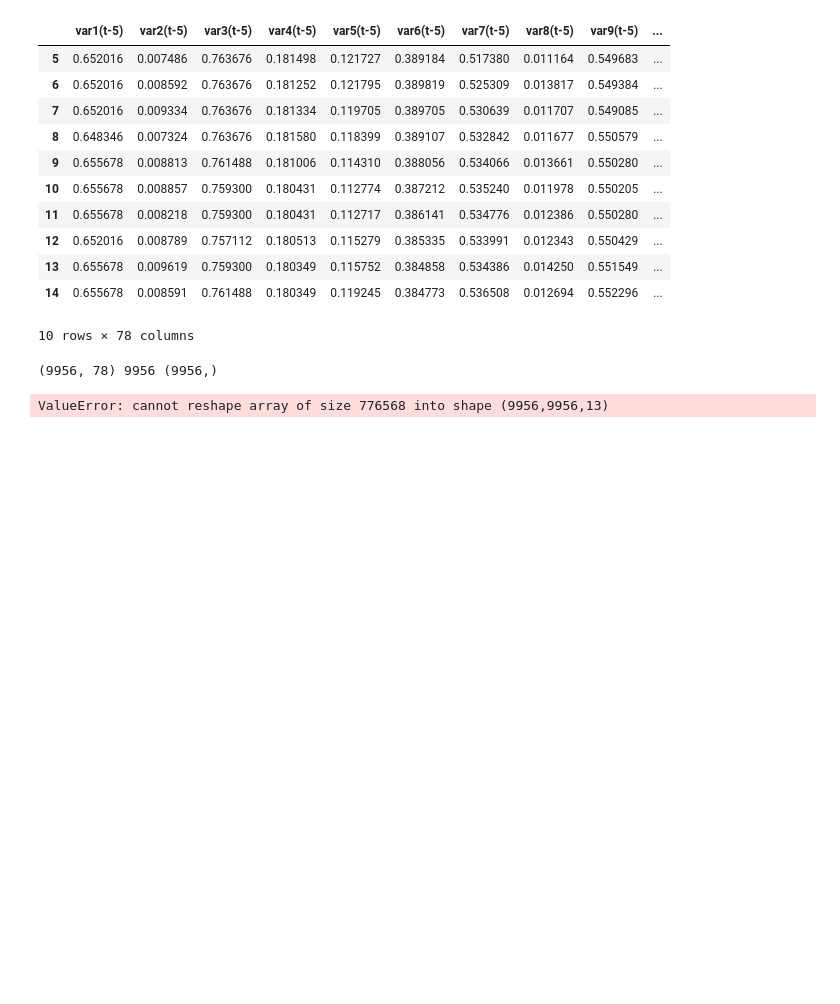
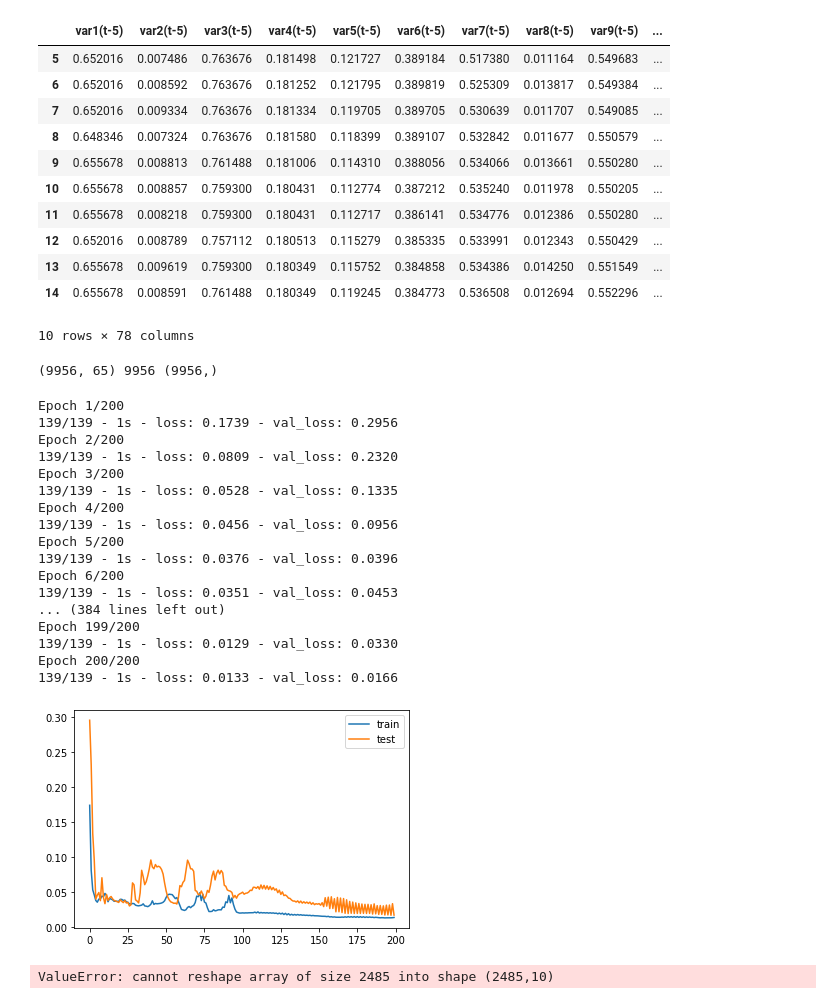
Before and after one commit to XIAxuanzheFrancis/Apprentissage-du-mod-le-LSTM, a Jupyter notebook: lstm.ipynb, the cells around one changed output. Cells and saved outputs as stored; diff of their text form; code cells hidden in the pictures; blank space fills up the shorter version.

```diff
--- a/lstm.ipynb
+++ b/lstm.ipynb
@@ -290,14 +290,60 @@ train_samples = 9956
 train = values[:train_samples, :]
 test = values[train_samples:, :]
 
-n_obs = train_samples * n_features
+n_obs = n_seconds * n_features
 train_X, train_y = train[:, :n_obs], train[:, -n_features]
 test_X, test_y = test[:, :n_obs], test[:, -n_features]
 print(train_X.shape, len(train_X), train_y.shape)
 # %% [output]
-(9956, 78) 9956 (9956,)
+(9956, 65) 9956 (9956,)
 # %%
-train_X = train_X.reshape((train_X.shape[0], train_samples, n_features))
-test_X = test_X.reshape((test_X.shape[0], train_samples, n_features))
+train_X = train_X.reshape((train_X.shape[0], n_seconds, n_features))
+test_X = test_X.reshape((test_X.shape[0], n_seconds, n_features))
-# %% [output]
-ValueError: cannot reshape array of size 776568 into shape (9956,9956,13)
+# %%
+model = Sequential()
+model.add(LSTM(100, input_shape=(train_X.shape[1], train_X.shape[2])))
+model.add(Dense(10))
+model.compile(loss='mae', optimizer='adam')
+history = model.fit(train_X, train_y, epochs=200, batch_size=72, validation_data=(test_X, test_y), verbose=2, shuffle=False)
+plt.plot(history.history['loss'], label='train')
+plt.plot(history.history['val_loss'], label='test')
+plt.legend()
+plt.show()
+# %% [output]
+Epoch 1/200
+139/139 - 1s - loss: 0.1739 - val_loss: 0.2956
+Epoch 2/200
+139/139 - 1s - loss: 0.0809 - val_loss: 0.2320
+Epoch 3/200
+139/139 - 1s - loss: 0.0528 - val_loss: 0.1335
+Epoch 4/200
+139/139 - 1s - loss: 0.0456 - val_loss: 0.0956
+Epoch 5/200
+139/139 - 1s - loss: 0.0376 - val_loss: 0.0396
+Epoch 6/200
+139/139 - 1s - loss: 0.0351 - val_loss: 0.0453
+... (384 lines left out)
+Epoch 199/200
+139/139 - 1s - loss: 0.0129 - val_loss: 0.0330
+Epoch 200/200
+139/139 - 1s - loss: 0.0133 - val_loss: 0.0166
+[figure, added]
+# %%
+yhat = model.predict(test_X)
+test_X = test_X.reshape((test_X.shape[0], n_seconds*n_features))
+
+selected_columns = [i for i in range(test_X.shape[1]) if i in [3, 10, 11]]
+
+inv_yhat = np.concatenate((yhat, test_X[:, selected_columns]), axis=1)
+inv_yhat = scaler.inverse_transform(inv_yhat)
+inv_yhat = inv_yhat[:, selected_columns]
+
+test_y = test_y.reshape((len(test_y), 10))
+inv_y = np.concatenate((test_y, test_X[:, selected_columns]), axis=1)
+inv_y = scaler.inverse_transform(inv_y)
+inv_y = inv_y[:, selected_columns]
+
+rmse = sqrt(mean_squared_error(inv_y, inv_yhat))
+print('Test RMSE: %.3f' % rmse)
+# %% [output]
+ValueError: cannot reshape array of size 2485 into shape (2485,10)
```
Also changed, not shown: parts of 3 cells of this notebook.
